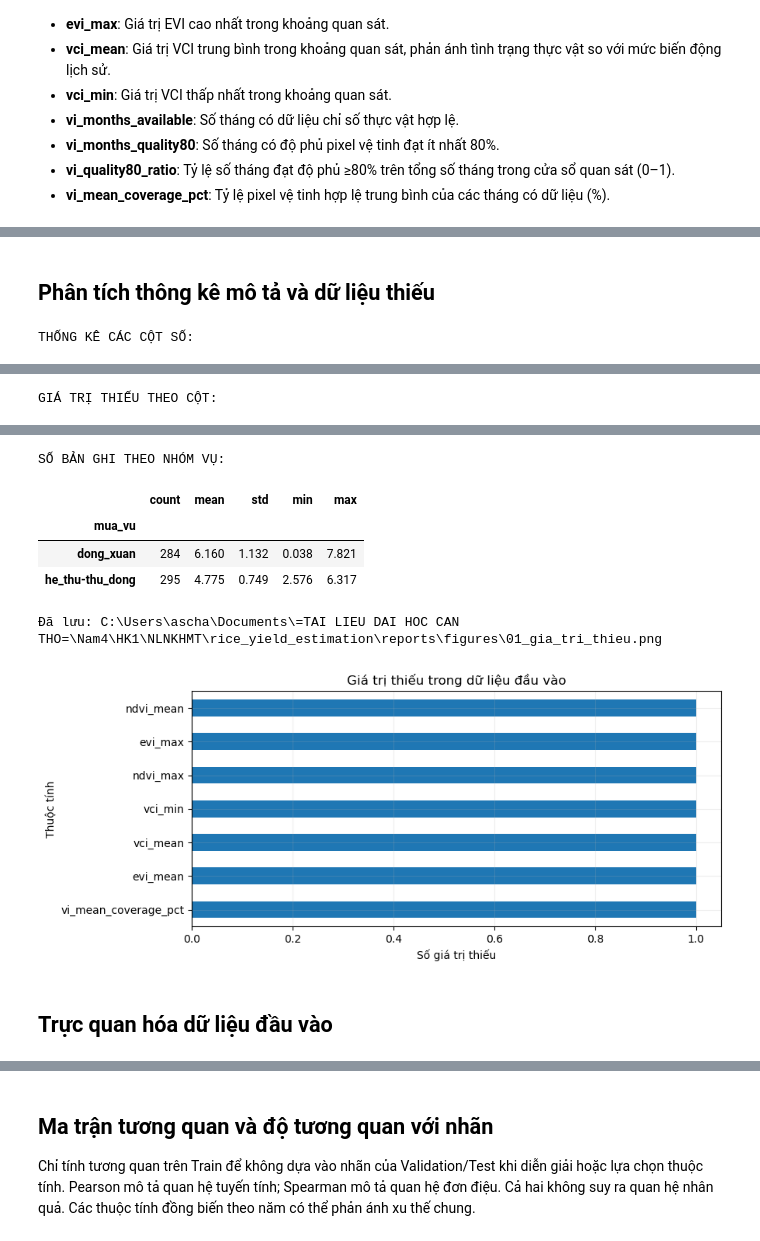
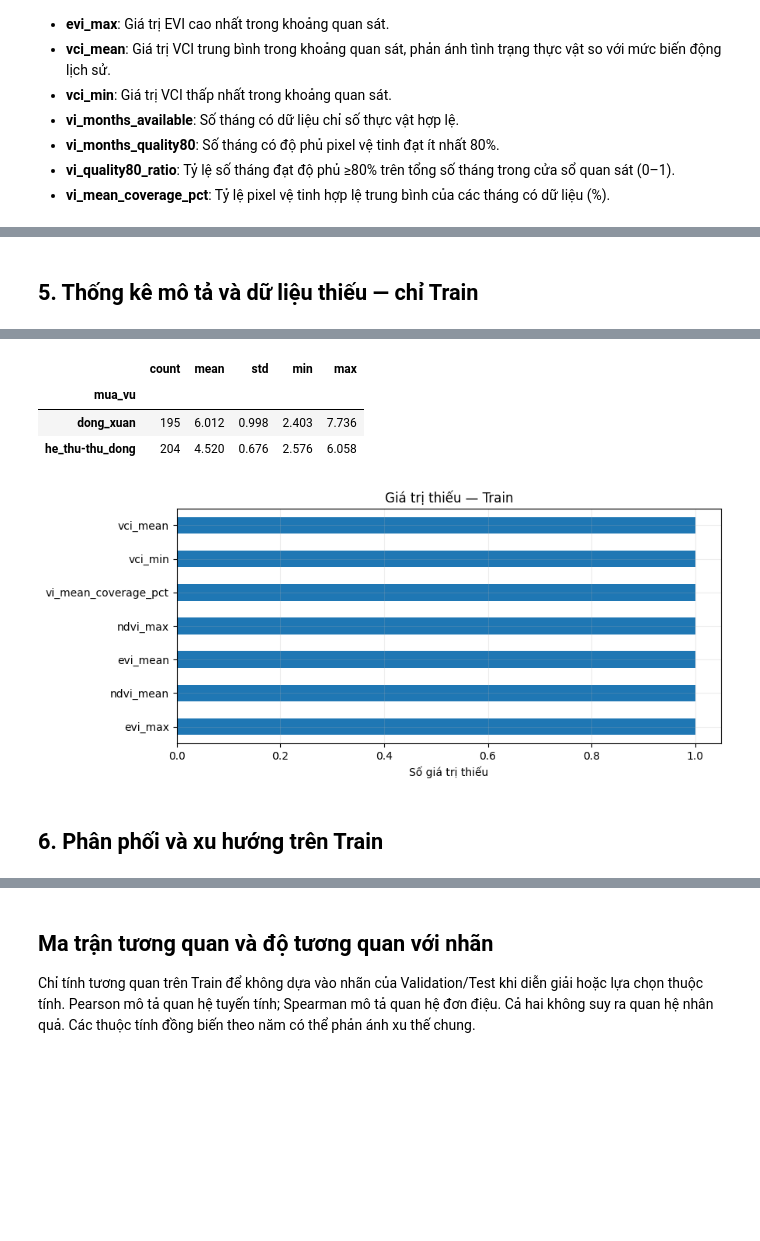
Before and after one commit to tuan-205/rice_yield_estimation, a Jupyter notebook: notebook/ensemble_training_rice_yield.ipynb, the cells around one changed output, grey strips where cells are left out. Cells and saved outputs as stored; diff of their text form; code cells hidden in the pictures; blank space fills up the shorter version.

```diff
--- a/notebook/ensemble_training_rice_yield.ipynb
+++ b/notebook/ensemble_training_rice_yield.ipynb
@@ -40,19 +74,18 @@ folders = [Path.cwd().resolve(), *Path.cwd().resolve().parents]
 PROJECT_ROOT = next((folder for folder in folders
     if (folder / 'data' / 'processed' / DATA_FILENAME).is_file()), None)
 if PROJECT_ROOT is None:
-    raise FileNotFoundError('Không tìm thấy data/processed/rice_ml_features_2000_2022.csv; kiểm tra vị trí notebook và file CSV.')
+    raise FileNotFoundError('Hãy chạy kernel từ thư mục dự án hoặc notebook/ có CSV trong data/processed/.')
 DATA_FILE = PROJECT_ROOT / 'data' / 'processed' / DATA_FILENAME
-REPORTS_DIR = PROJECT_ROOT / 'reports'
+REPORTS_DIR = PROJECT_ROOT / 'reports' / 'catboost'
 FIGURES_DIR = REPORTS_DIR / 'figures'
-MODELS_DIR = PROJECT_ROOT / 'models'
+MODELS_DIR = PROJECT_ROOT / 'models' / 'catboost'
 for folder in [REPORTS_DIR, FIGURES_DIR, MODELS_DIR]:
     folder.mkdir(parents=True, exist_ok=True)
 
 def save_fig(name):
-    path = FIGURES_DIR / name
-    plt.savefig(path, dpi=160, bbox_inches='tight')
-    print('Đã lưu:', path)
+    plt.savefig(FIGURES_DIR / name, dpi=160, bbox_inches='tight')
 
-print('PROJECT_ROOT:', PROJECT_ROOT)
 print('CSV:', DATA_FILE)
+print('Báo cáo:', REPORTS_DIR)
+print('Mô hình:', MODELS_DIR)
 # %% [output]
@@ -136,43 +241,14 @@ BẢNG DỮ LIỆU CSV (tổng quan):
 # %% [markdown]
-## Phân tích thông kê mô tả và dữ liệu thiếu
+## 5. Thống kê mô tả và dữ liệu thiếu — chỉ Train
 # %%
-TARGET = 'nang_suat_t_ha'
-NUMERIC_FEATURES = [
-    'nam', 'temperature_mean_c', 'temperature_min_c', 'temperature_max_c',
-    'rainfall_sum_mm', 'rainfall_max_month_mm', 'rainy_months_100mm',
-    'ndvi_mean', 'ndvi_max', 'evi_mean', 'evi_max', 'vci_mean', 'vci_min',
-    'vi_months_available', 'vi_months_quality80', 'vi_quality80_ratio',
-    'vi_mean_coverage_pct',
-]
-CATEGORICAL_FEATURES = ['adm1_code', 'mua_vu']
-FEATURES = CATEGORICAL_FEATURES + NUMERIC_FEATURES
-required = set(FEATURES + [TARGET, 'tinh_thanh'])
-if not required.issubset(df.columns):
-    raise ValueError(f'Thiếu cột: {sorted(required - set(df.columns))}')
-
-for col in NUMERIC_FEATURES + [TARGET]:
-    df[col] = pd.to_numeric(df[col], errors='raise')
-df['nam'] = df['nam'].astype(int)
-for col in CATEGORICAL_FEATURES:
-    df[col] = df[col].astype(str)
-if df[TARGET].isna().any():
-    raise ValueError('Nhãn năng suất không được thiếu.')
-
-print('THỐNG KÊ CÁC CỘT SỐ:')
-display(df[NUMERIC_FEATURES + [TARGET]].describe().T.round(3))
-missing = df.isna().sum().sort_values(ascending=False)
-print('GIÁ TRỊ THIẾU THEO CỘT:')
-display(missing.to_frame('so_gia_tri_thieu'))
-print('SỐ BẢN GHI THEO NHÓM VỤ:')
-display(df.groupby('mua_vu')[TARGET].agg(['count','mean','std','min','max']).round(3))
-
+display(train_df[NUMERIC_FEATURES + [TARGET]].describe().T.round(3))
+missing = train_df[FEATURES + [TARGET]].isna().sum().sort_values(ascending=False)
+display(missing.to_frame('so_gia_tri_thieu_train'))
+display(train_df.groupby('mua_vu')[TARGET].agg(['count', 'mean', 'std', 'min', 'max']).round(3))
 if (missing > 0).any():
     fig, ax = plt.subplots(figsize=(9, 4))
     missing[missing > 0].sort_values().plot.barh(ax=ax)
-    ax.set(xlabel='Số giá trị thiếu', ylabel='Thuộc tính', title='Giá trị thiếu trong dữ liệu đầu vào')
-    plt.tight_layout(); save_fig('01_gia_tri_thieu.png'); plt.show()
-else:
-    print('Không có giá trị thiếu.')
+    ax.set(xlabel='Số giá trị thiếu', title='Giá trị thiếu — Train')
+    plt.tight_layout(); save_fig('01_gia_tri_thieu_train.png'); plt.show()
 # %% [output]
-THỐNG KÊ CÁC CỘT SỐ:
 |  | count | mean | std | min | 25% | 50% | 75% | max |
@@ -195 +270,0 @@ THỐNG KÊ CÁC CỘT SỐ:
-GIÁ TRỊ THIẾU THEO CỘT:
@@ -213,11 +288,9 @@ GIÁ TRỊ THIẾU THEO CỘT:
-SỐ BẢN GHI THEO NHÓM VỤ:
 |  | count | mean | std | min | max |
 | mua_vu |  |  |  |  |  |
-| dong_xuan | 284 | 6.160 | 1.132 | 0.038 | 7.821 |
-| he_thu-thu_dong | 295 | 4.775 | 0.749 | 2.576 | 6.317 |
+| dong_xuan | 195 | 6.012 | 0.998 | 2.403 | 7.736 |
+| he_thu-thu_dong | 204 | 4.520 | 0.676 | 2.576 | 6.058 |
-Đã lưu: C:\Users\ascha\Documents\=TAI LIEU DAI HOC CAN THO=\Nam4\HK1\NLNKHMT\rice_yield_estimation\reports\figures\01_gia_tri_thieu.png
-[figure, old version]
+[figure, new version]
-# %% [markdown]
-## Trực quan hóa dữ liệu đầu vào
+# %% [markdown]
+## 6. Phân phối và xu hướng trên Train
 # %%
 fig, ax = plt.subplots()
```
Also changed, not shown: parts of 50 cells of this notebook, 24 other files.
